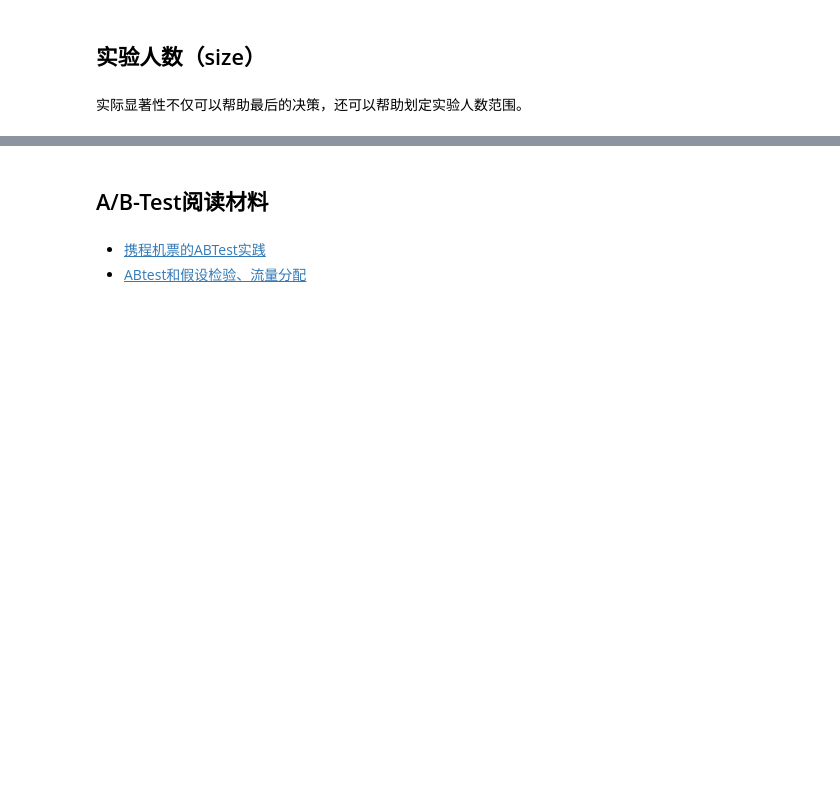
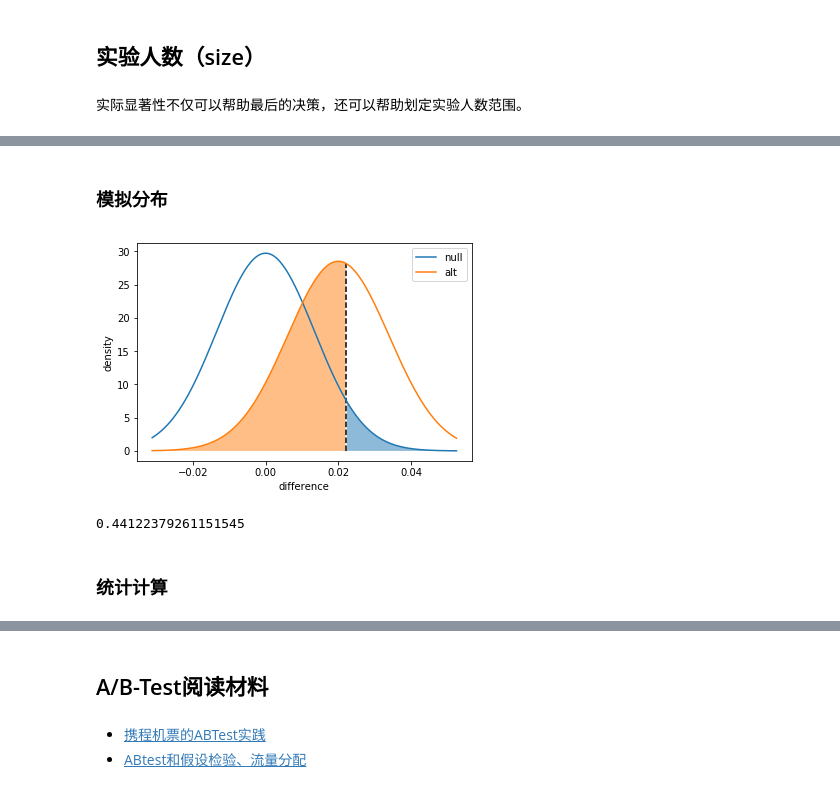
Before and after one commit to CapAllen/Notebook-for-Machine-Learning, a Jupyter notebook: 实验设计与推荐系统.ipynb, the cells around one changed output, grey strips where cells are left out. Drawn from its saved outputs; the diff is of its cells as text; code cells hidden in the pictures; blank space fills up the shorter version.

```diff
--- a/实验设计与推荐系统.ipynb
+++ b/实验设计与推荐系统.ipynb
@@ -275,0 +289,2 @@ print((samples >= (p_click[1] - p_click[0])).mean())
+# %% [markdown]
+### 模拟分布
@@ -275,0 +354,7 @@ print((samples >= (p_click[1] - p_click[0])).mean())
+# %%
+power(.1, .12, 1000)
+# %% [output]
+[figure, added]
+0.44122379261151545
+# %% [markdown]
+### 统计计算
```
Also changed, not shown: parts of 41 cells of this notebook, 2 other files.
